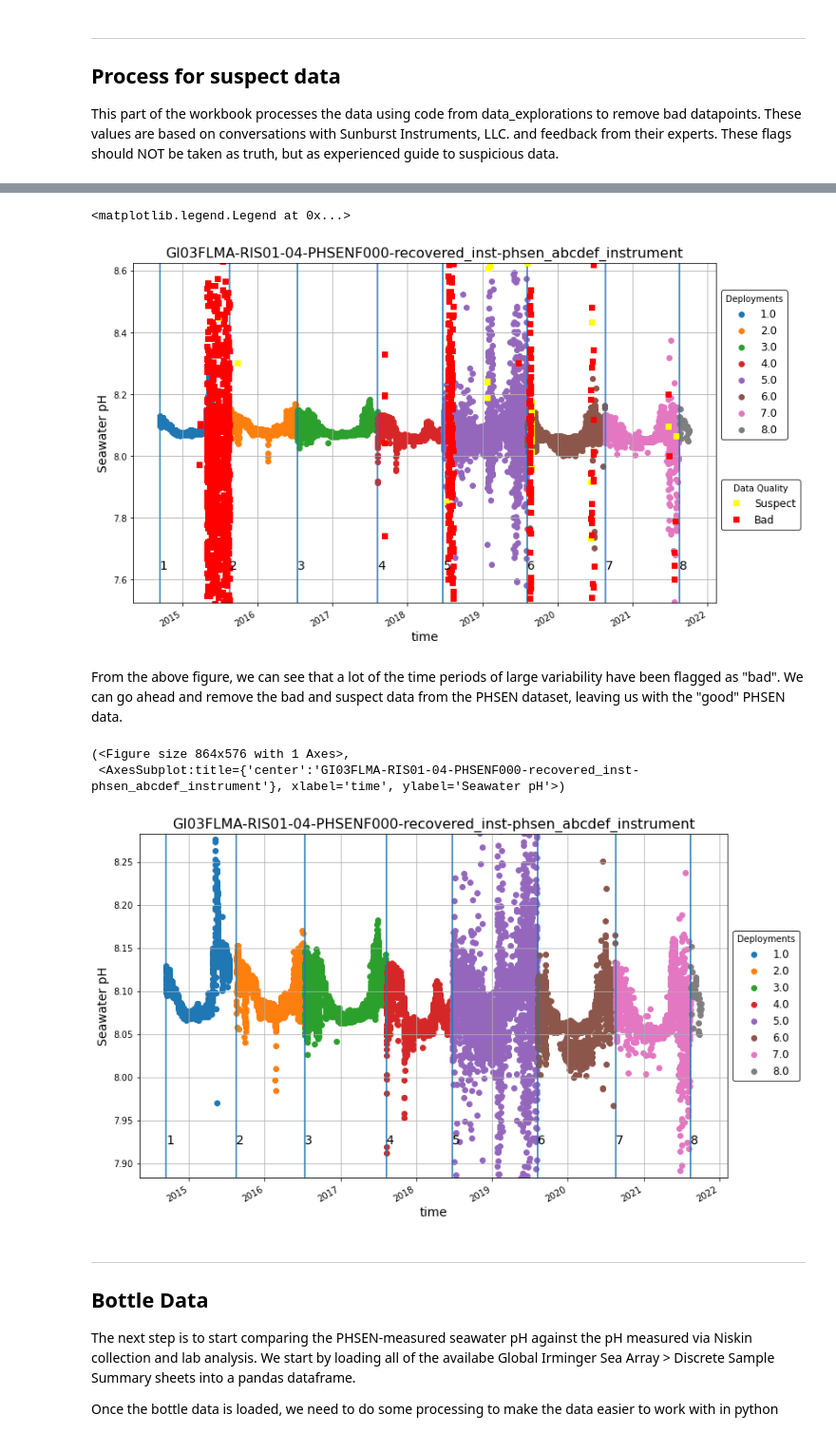
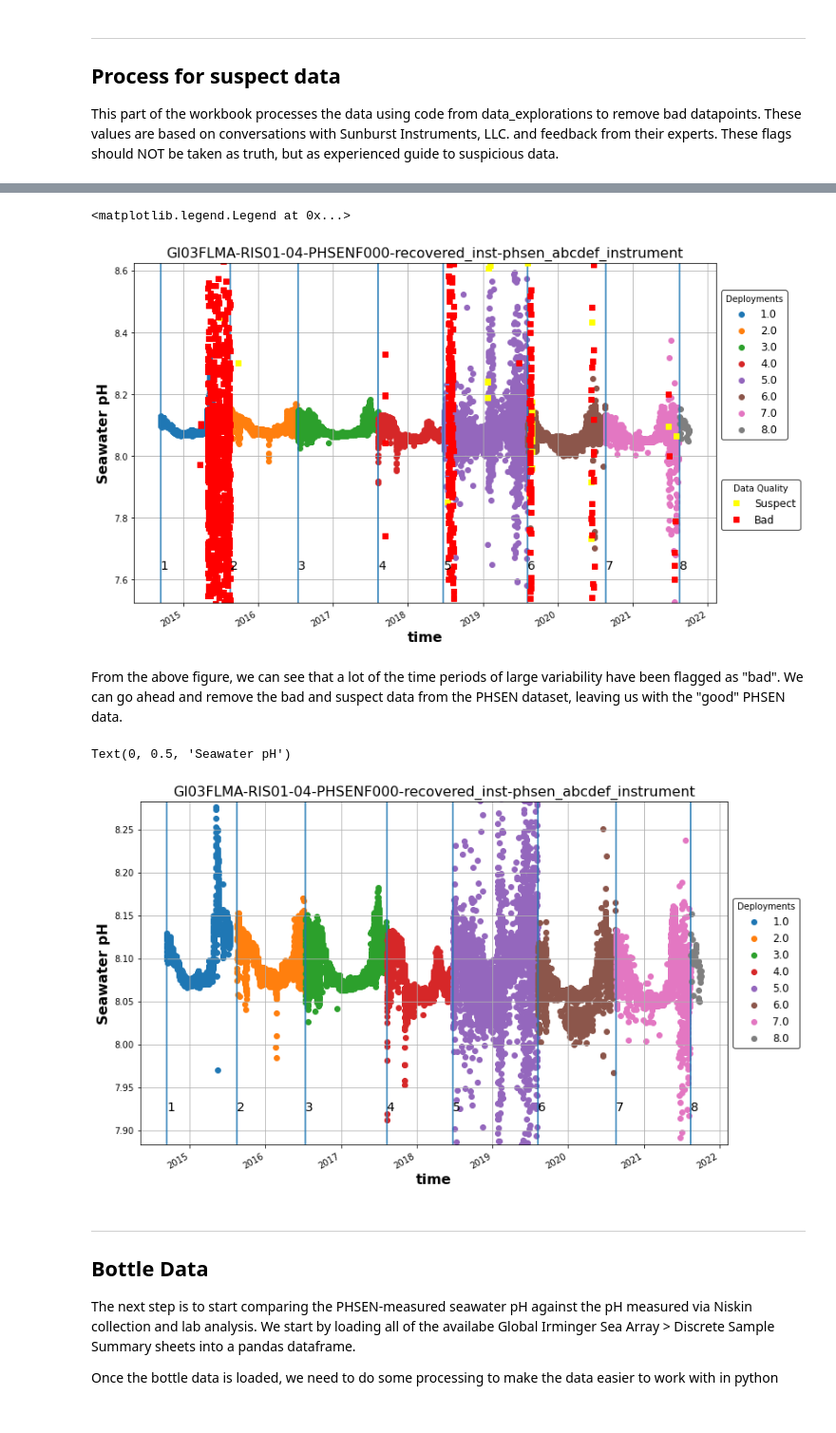
Before and after one commit to reedan88/OCB-BGC_Carbonate_Working_Group, a Jupyter notebook: scripts/PHSEN.ipynb, the cells around one changed output, grey strips where cells are left out. Shown at 95% size. Cells and saved outputs as stored; diff of their text form; code cells hidden in the pictures.

```diff
--- a/scripts/PHSEN.ipynb
+++ b/scripts/PHSEN.ipynb
@@ -168,6 +174,9 @@ phsen["seawater_ph_quality_checks"] = quality_checks(phsen)
 # Plot the data quality checks
 fig, ax = plot_variable(phsen, "seawater_ph", add_deployments=True)
 ax.set_alpha(0.7)
+ax.set_xlabel(ax.get_xlabel(), fontsize=16, weight="bold")
+ax.set_ylabel(ax.get_ylabel(), fontsize=16, weight="bold")
+
 first_legend = ax.get_legend()
 first_legend.set_bbox_to_anchor((1, 0.7))
 ax.add_artist(first_legend)
@@ -183,18 +192,19 @@ f2, = ax.plot(phsen.time.where(phsen.seawater_ph_quality_checks == 4),
 ax.legend(handles=[f1, f2], edgecolor="black", loc="lower left", bbox_to_anchor=(1, 0.2), fontsize=12, title="Data Quality")
 # %% [output]
 <matplotlib.legend.Legend at 0x...>
-[figure, old version]
+[figure, new version]
 # %% [markdown]
 From the above figure, we can see that a lot of the time periods of large variability have been flagged as "bad". We can go ahead and remove the bad and suspect data from the PHSEN dataset, leaving us with the "good" PHSEN data.
 # %%
 # Now, remove the bad data
 phsen_good = phsen.where(phsen.seawater_ph_quality_flag == 1, drop=True)
 # %%
-plot_variable(phsen_good, "seawater_ph")
+fig, ax = plot_variable(phsen_good, "seawater_ph")
+ax.set_xlabel(ax.get_xlabel(), fontsize=16, weight="bold")
+ax.set_ylabel(ax.get_ylabel(), fontsize=16, weight="bold")
 # %% [output]
-(<Figure size 864x576 with 1 Axes>,
- <AxesSubplot:title={'center':'GI03FLMA-RIS01-04-PHSENF000-recovered_inst-phsen_abcdef_instrument'}, xlabel='time', ylabel='Seawater pH'>)
+Text(0, 0.5, 'Seawater pH')
-[figure, old version]
+[figure, new version]
 # %% [markdown]
 ---
 ## Bottle Data
```
Also changed, not shown: parts of 26 cells of this notebook, 3 other files.
